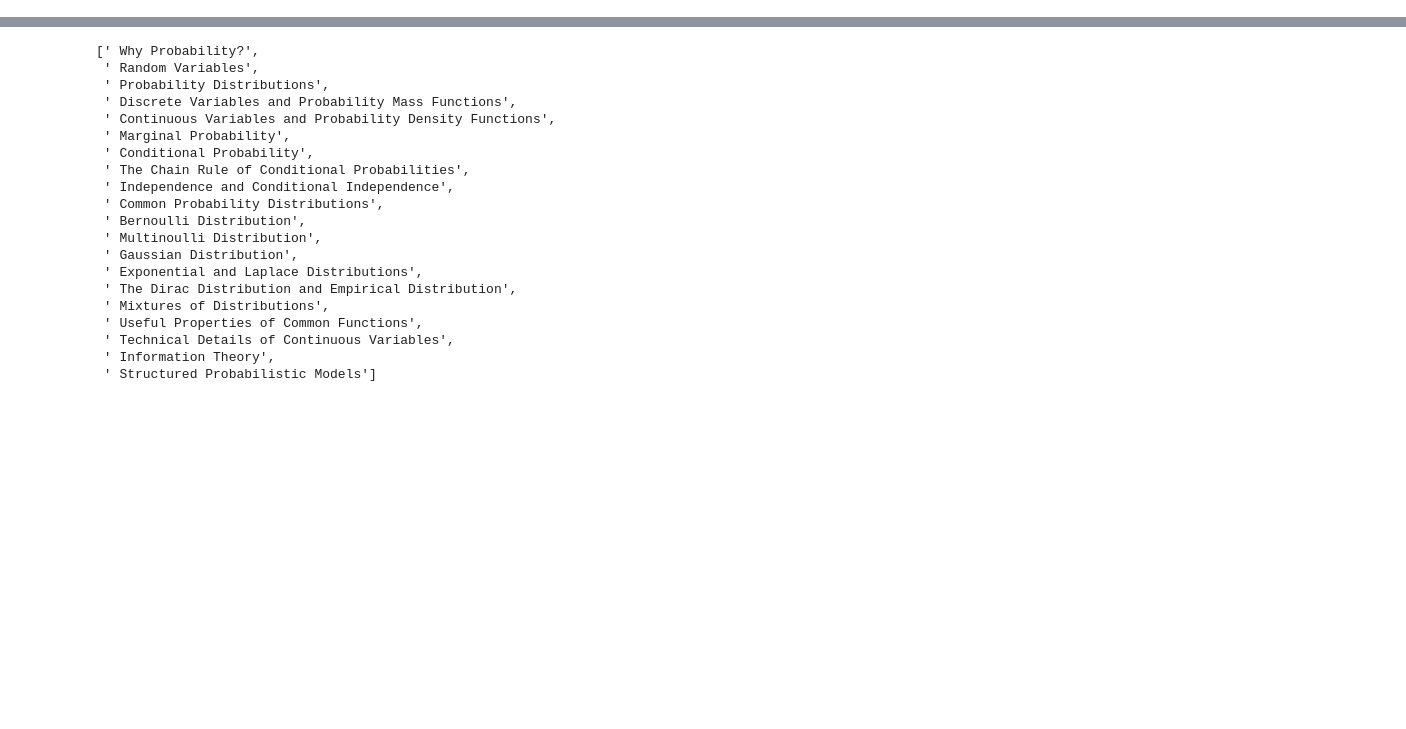
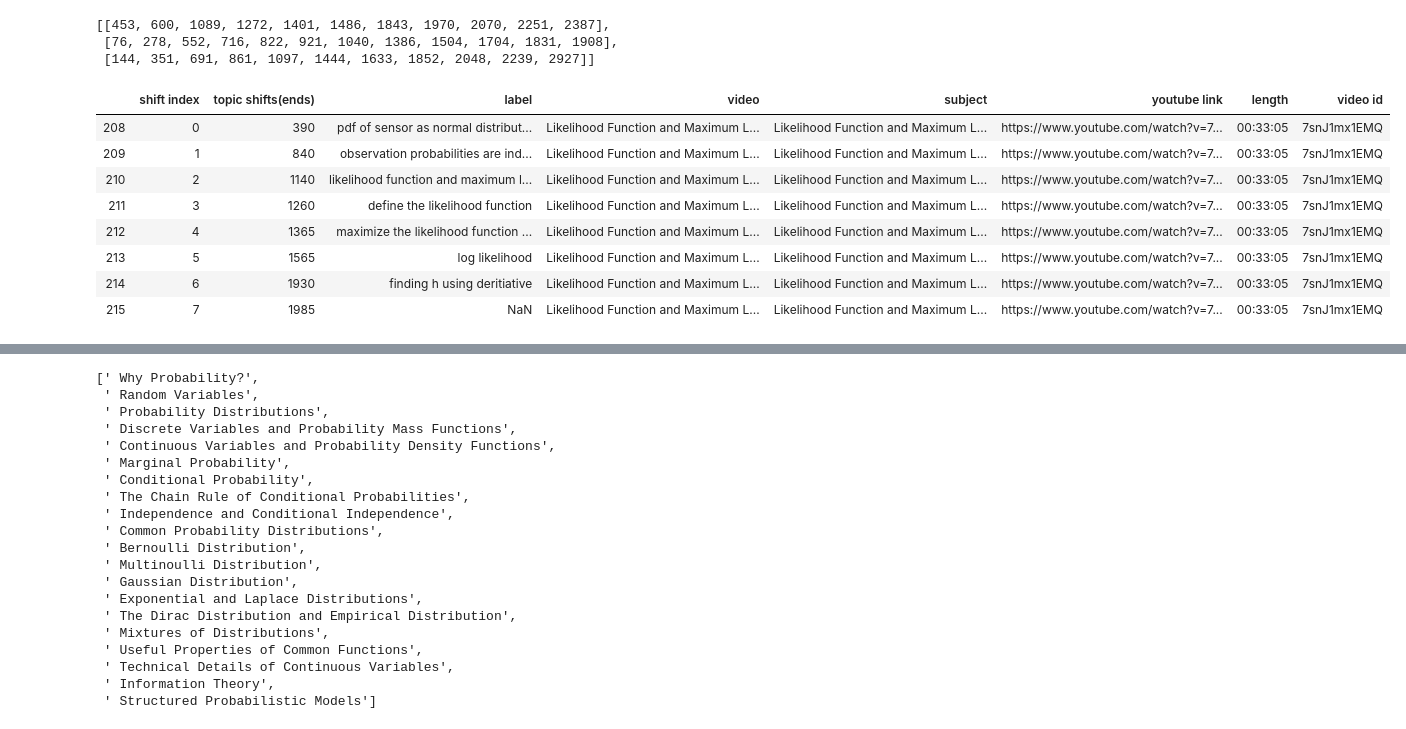
Before and after one commit to yanivohayon8/CLMN7-DSC-PROJECT, a Jupyter notebook: poc/8-findlabelsfortopics.ipynb, the cells around one changed output, grey strips where cells are left out. Saved outputs shown, nothing was run; the diff lists cells and outputs as text; code cells hidden in the pictures; blank space fills up the shorter version.

```diff
--- a/poc/8-findlabelsfortopics.ipynb
+++ b/poc/8-findlabelsfortopics.ipynb
@@ -140,3 +144,21 @@ For video x5zLaWT5KPs, 8 where found
+# %%
+vids_shift_times
+# %% [output]
+[[453, 600, 1089, 1272, 1401, 1486, 1843, 1970, 2070, 2251, 2387],
+ [76, 278, 552, 716, 822, 921, 1040, 1386, 1504, 1704, 1831, 1908],
+ [144, 351, 691, 861, 1097, 1444, 1633, 1852, 2048, 2239, 2927]]
+# %%
+df_videos[df_videos['video id'] == '7snJ1mx1EMQ']
+# %% [output]
+|  | shift index | topic shifts(ends) | label | video | subject | youtube link | length | video id |
+| 208 | 0 | 390 | pdf of sensor as normal distribut... | Likelihood Function and Maximum L... | Likelihood Function and Maximum L... | https://www.youtube.com/watch?v=7... | 00:33:05 | 7snJ1mx1EMQ |
+| 209 | 1 | 840 | observation probabilities are ind... | Likelihood Function and Maximum L... | Likelihood Function and Maximum L... | https://www.youtube.com/watch?v=7... | 00:33:05 | 7snJ1mx1EMQ |
+| 210 | 2 | 1140 | likelihood function and maximum l... | Likelihood Function and Maximum L... | Likelihood Function and Maximum L... | https://www.youtube.com/watch?v=7... | 00:33:05 | 7snJ1mx1EMQ |
+| 211 | 3 | 1260 | define the likelihood function | Likelihood Function and Maximum L... | Likelihood Function and Maximum L... | https://www.youtube.com/watch?v=7... | 00:33:05 | 7snJ1mx1EMQ |
+| 212 | 4 | 1365 | maximize the likelihood function ... | Likelihood Function and Maximum L... | Likelihood Function and Maximum L... | https://www.youtube.com/watch?v=7... | 00:33:05 | 7snJ1mx1EMQ |
+| 213 | 5 | 1565 | log likelihood | Likelihood Function and Maximum L... | Likelihood Function and Maximum L... | https://www.youtube.com/watch?v=7... | 00:33:05 | 7snJ1mx1EMQ |
+| 214 | 6 | 1930 | finding h using deritiative | Likelihood Function and Maximum L... | Likelihood Function and Maximum L... | https://www.youtube.com/watch?v=7... | 00:33:05 | 7snJ1mx1EMQ |
+| 215 | 7 | 1985 | NaN | Likelihood Function and Maximum L... | Likelihood Function and Maximum L... | https://www.youtube.com/watch?v=7... | 00:33:05 | 7snJ1mx1EMQ |
 # %%
 print(len(vid_words[0]))
 # %% [output]
```
Also changed, not shown: parts of 5 cells of this notebook, 18 other files.
